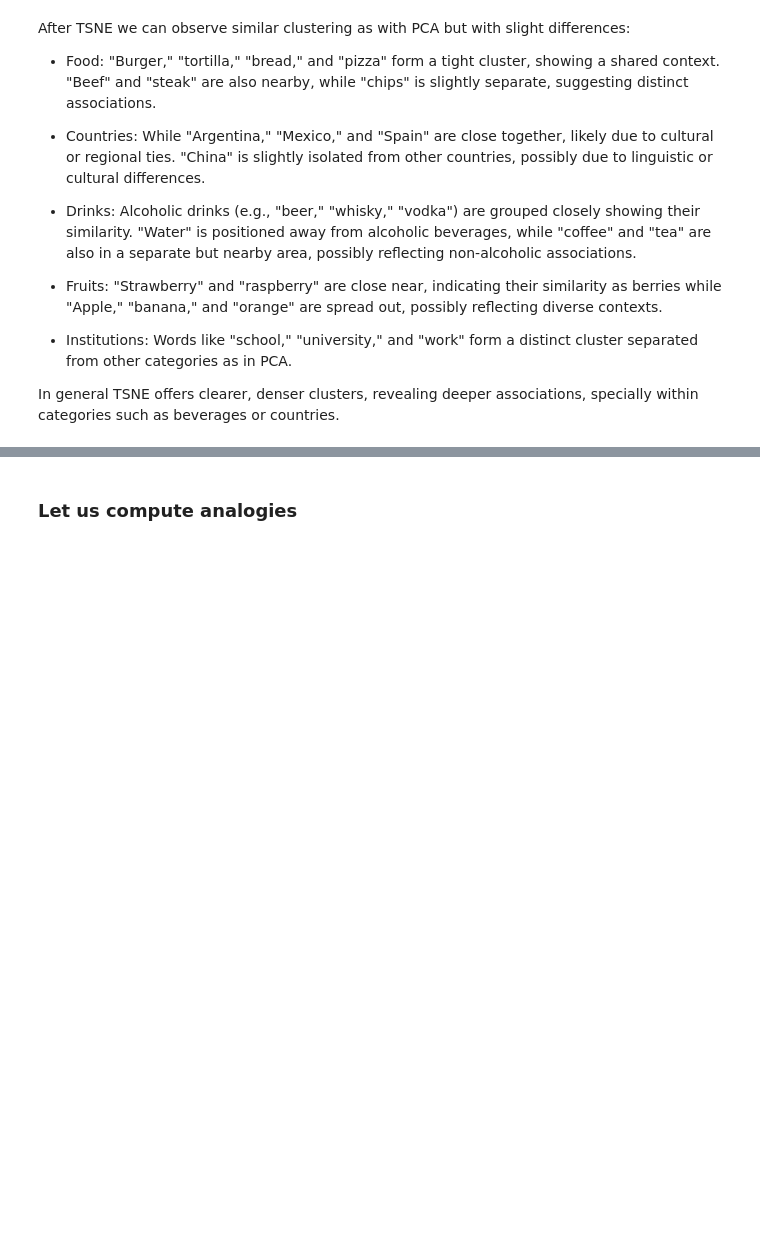
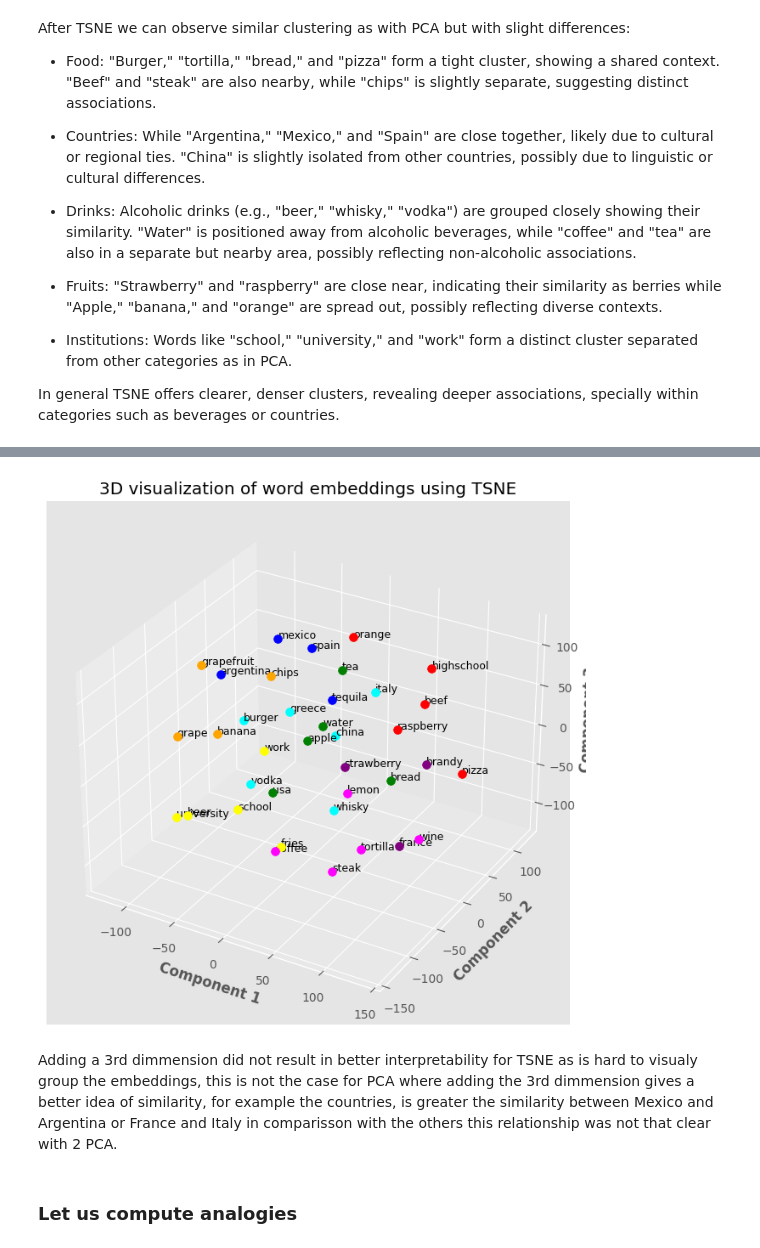
Before and after one commit to A01794892-tec-mx/AdvancedML_TEAM_33, a Jupyter notebook: A3a_DL_TC5033_embeddings_hw1.ipynb, the cells around one changed output, grey strips where cells are left out. Drawn from its saved outputs; the diff is of its cells as text; code cells hidden in the pictures; blank space fills up the shorter version.

```diff
--- a/A3a_DL_TC5033_embeddings_hw1.ipynb
+++ b/A3a_DL_TC5033_embeddings_hw1.ipynb
@@ -193,3 +256,9 @@ In general TSNE offers clearer, denser clusters, revealing deeper associations,
+# %%
+embeddings = plot_embeddings(PATH, words, emb_dim, embeddings_dict, TSNE, 3)
+# %% [output]
+[figure, added]
+# %% [markdown]
+Adding a 3rd dimmension did not result in better interpretability for TSNE as is hard to visualy group the embeddings, this is not the case for PCA where adding the 3rd dimmension gives a better idea of similarity, for example the countries, is greater the similarity between Mexico and Argentina or France and Italy in comparisson with the others this relationship was not that clear with 2 PCA.
 # %% [markdown]
 ### Let us compute analogies
 # %%
```
Also changed, not shown: parts of 7 cells of this notebook.
